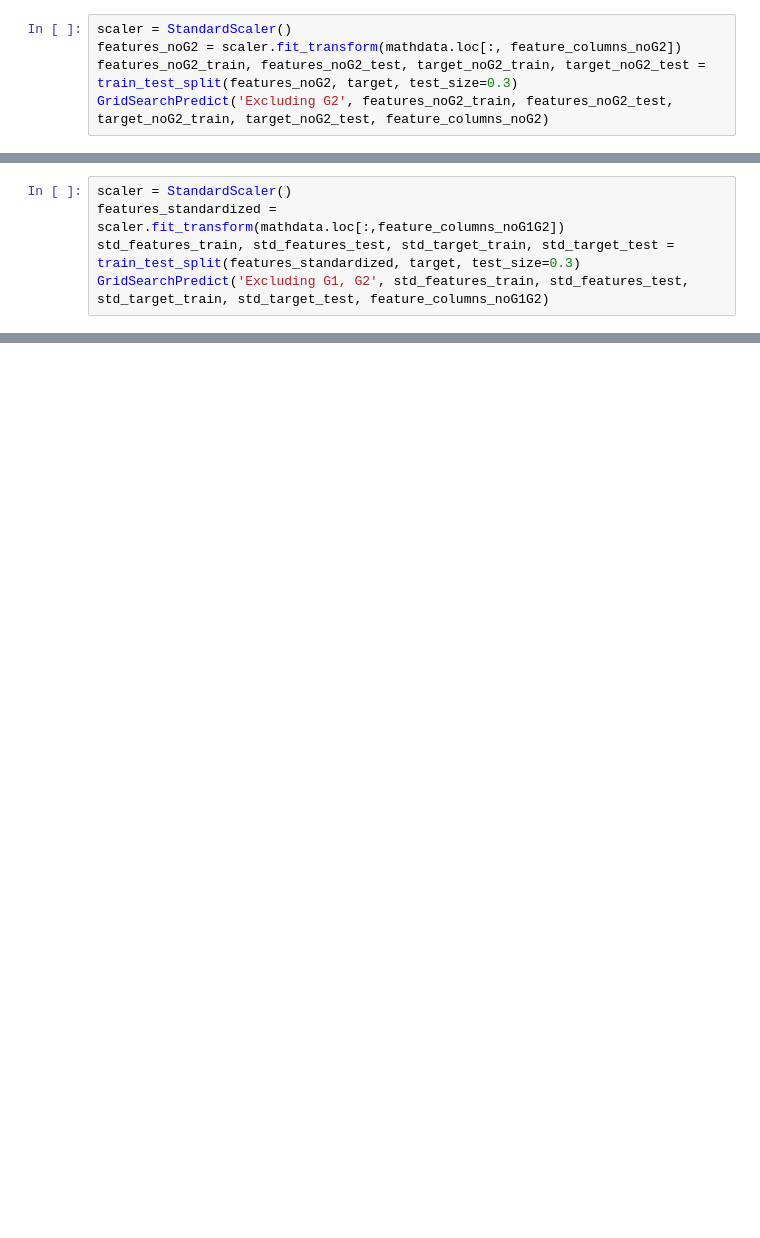
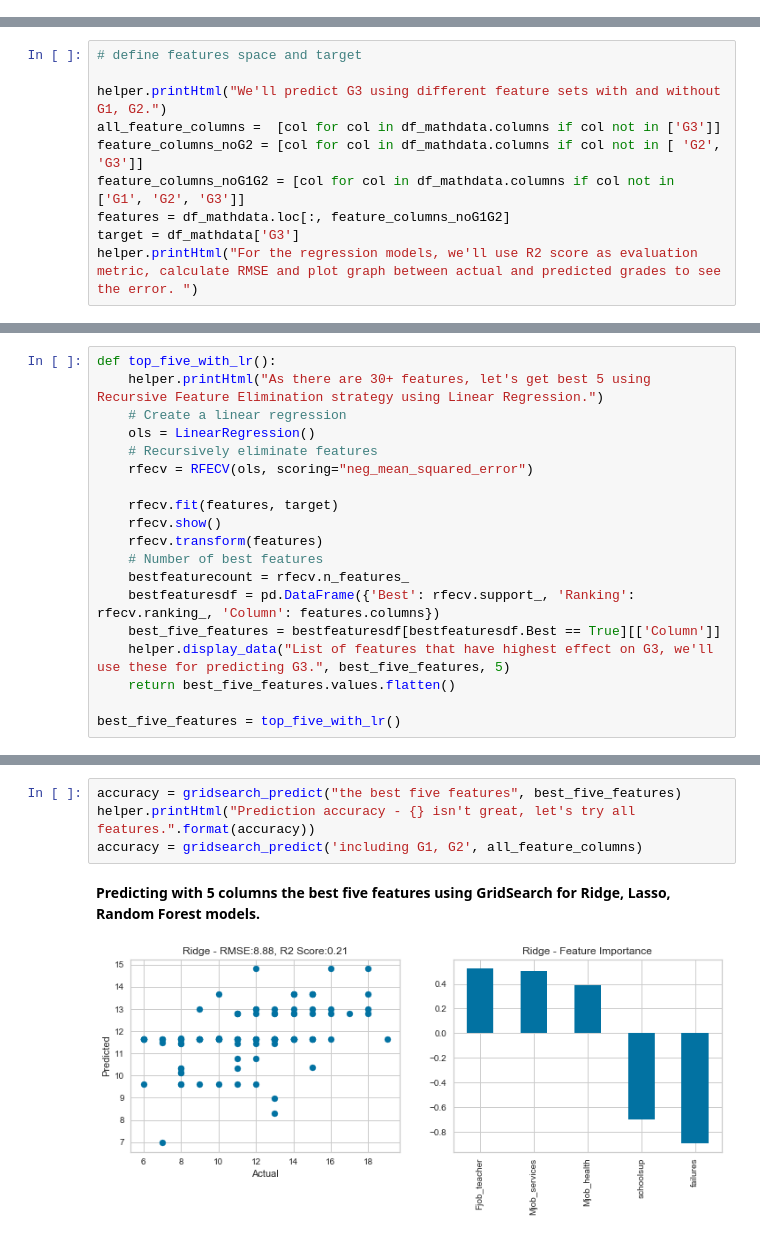
Before and after one commit to s2aluru/DSProjects, a Jupyter notebook: Student Performance Prediction.ipynb, the cells around one changed output, grey strips where cells are left out. Cells and saved outputs as stored; diff of their text form; blank space fills up the shorter version.

```diff
--- a/Student Performance Prediction.ipynb
+++ b/Student Performance Prediction.ipynb
@@ -402,5 +0,0 @@ G2 is a good predictor, let's take out G2 and see if final grade G3 can be predi
-# %%
-scaler = StandardScaler()
-features_noG2 = scaler.fit_transform(mathdata.loc[:, feature_columns_noG2])
-features_noG2_train, features_noG2_test, target_noG2_train, target_noG2_test = train_test_split(features_noG2, target, test_size=0.3)
-GridSearchPredict('Excluding G2', features_noG2_train, features_noG2_test, target_noG2_train, target_noG2_test, feature_columns_noG2)
@@ -412,5 +0,0 @@ Let's take G1 out too and try predicting G3
-# %%
-scaler = StandardScaler()
-features_standardized = scaler.fit_transform(mathdata.loc[:,feature_columns_noG1G2])
-std_features_train, std_features_test, std_target_train, std_target_test = train_test_split(features_standardized, target, test_size=0.3)
-GridSearchPredict('Excluding G1, G2', std_features_train, std_features_test, std_target_train, std_target_test, feature_columns_noG1G2)
@@ -437,0 +234,10 @@ evalmetrics.sort_values(by='R2 Score', ascending=False)
+# %%
+# define features space and target
+
+helper.printHtml("We'll predict G3 using different feature sets with and without G1, G2.")
+all_feature_columns =  [col for col in df_mathdata.columns if col not in ['G3']]
+feature_columns_noG2 = [col for col in df_mathdata.columns if col not in [ 'G2', 'G3']]
+feature_columns_noG1G2 = [col for col in df_mathdata.columns if col not in ['G1', 'G2', 'G3']]
+features = df_mathdata.loc[:, feature_columns_noG1G2]
+target = df_mathdata['G3']
+helper.printHtml("For the regression models, we'll use R2 score as evaluation metric, calculate RMSE and plot graph between actual and predicted grades to see the error. ")
@@ -437,0 +247,19 @@ evalmetrics.sort_values(by='R2 Score', ascending=False)
+# %%
+def top_five_with_lr():
+    helper.printHtml("As there are 30+ features, let's get best 5 using Recursive Feature Elimination strategy using Linear Regression.")
+    # Create a linear regression
+    ols = LinearRegression()
+    # Recursively eliminate features
+    rfecv = RFECV(ols, scoring="neg_mean_squared_error")
+
+    rfecv.fit(features, target)
+    rfecv.show()
+    rfecv.transform(features)
+    # Number of best features
+    bestfeaturecount = rfecv.n_features_
+    bestfeaturesdf = pd.DataFrame({'Best': rfecv.support_, 'Ranking': rfecv.ranking_, 'Column': features.columns})
+    best_five_features = bestfeaturesdf[bestfeaturesdf.Best == True][['Column']]
+    helper.display_data("List of features that have highest effect on G3, we'll use these for predicting G3.", best_five_features, 5)
+    return best_five_features.values.flatten()
+
+best_five_features = top_five_with_lr()
@@ -437,0 +366,7 @@ evalmetrics.sort_values(by='R2 Score', ascending=False)
+# %%
+accuracy = gridsearch_predict("the best five features", best_five_features)
+helper.printHtml("Prediction accuracy - {} isn't great, let's try all features.".format(accuracy))
+accuracy = gridsearch_predict('including G1, G2', all_feature_columns)
+# %% [output]
+Predicting with 5 columns the best five features using GridSearch for Ridge, Lasso, Random Forest models.
+[figure, added]
```
Also changed, not shown: parts of 70 cells of this notebook.
